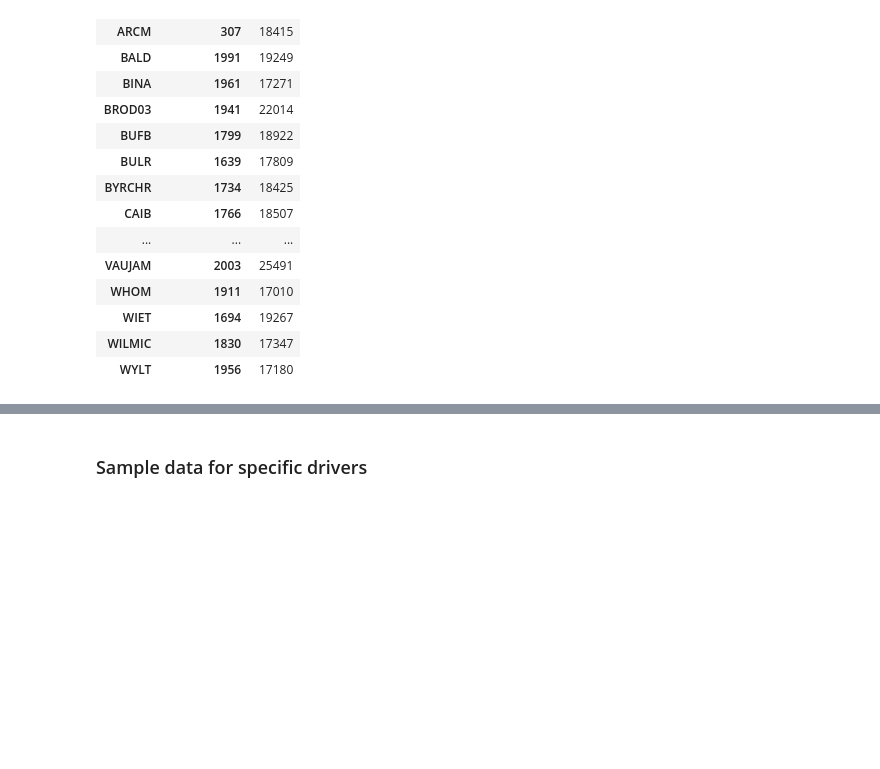
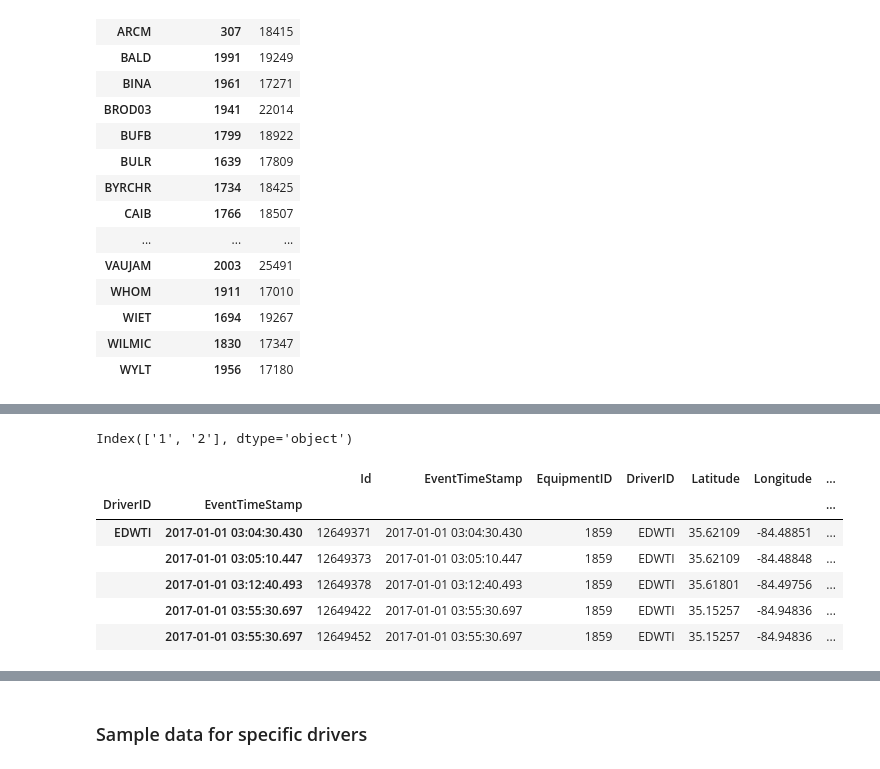
Before and after one commit to paulo-g-martinez/dq-6-fraud-detection, a Jupyter notebook: initial_import.ipynb, the cells around one changed output, grey strips where cells are left out. Cells and saved outputs as stored; diff of their text form; code cells hidden in the pictures; blank space fills up the shorter version.

```diff
--- a/initial_import.ipynb
+++ b/initial_import.ipynb
@@ -422,0 +745,14 @@ dt_sizes.head(50).sort_index()
+# %%
+events_levels_df.IgnitionStatus.cat.set_categories
+# %% [output]
+Index(['1', '2'], dtype='object')
+# %%
+el_test_df.head()
+# %% [output]
+|  |  | Id | EventTimeStamp | EquipmentID | DriverID | Latitude | Longitude | ... |
+| DriverID | EventTimeStamp |  |  |  |  |  |  | ... |
+| EDWTI | 2017-01-01 03:04:30.430 | 12649371 | 2017-01-01 03:04:30.430 | 1859 | EDWTI | 35.62109 | -84.48851 | ... |
+|  | 2017-01-01 03:05:10.447 | 12649373 | 2017-01-01 03:05:10.447 | 1859 | EDWTI | 35.62109 | -84.48848 | ... |
+|  | 2017-01-01 03:12:40.493 | 12649378 | 2017-01-01 03:12:40.493 | 1859 | EDWTI | 35.61801 | -84.49756 | ... |
+|  | 2017-01-01 03:55:30.697 | 12649422 | 2017-01-01 03:55:30.697 | 1859 | EDWTI | 35.15257 | -84.94836 | ... |
+|  | 2017-01-01 03:55:30.697 | 12649452 | 2017-01-01 03:55:30.697 | 1859 | EDWTI | 35.15257 | -84.94836 | ... |
```
Also changed, not shown: parts of 66 cells of this notebook, 3 other files.
